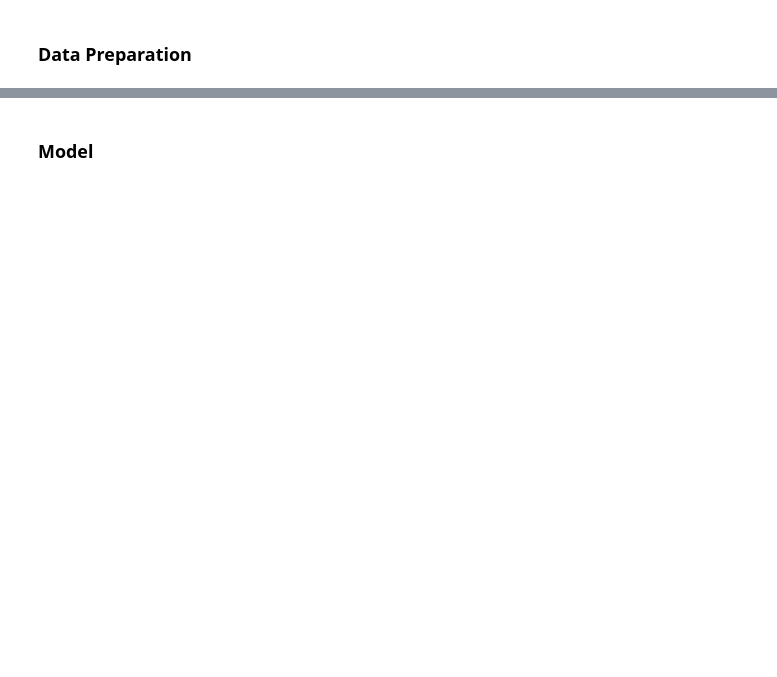
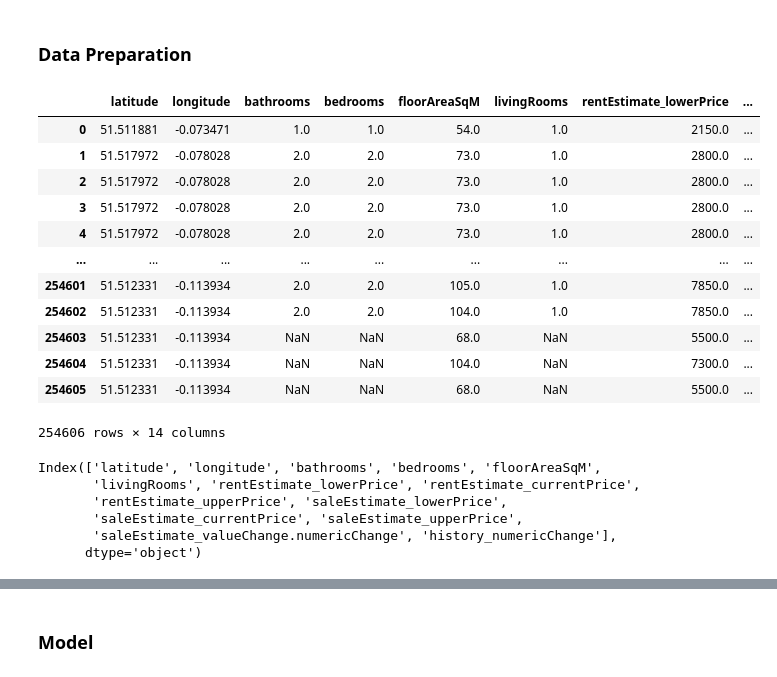
Before and after one commit to ju4nv1e1r4/real-estate-dl, a Jupyter notebook: src/pynb/main.ipynb, the cells around one changed output, grey strips where cells are left out. Drawn from its saved outputs; the diff is of its cells as text; code cells hidden in the pictures; blank space fills up the shorter version.

```diff
--- a/src/pynb/main.ipynb
+++ b/src/pynb/main.ipynb
@@ -23,3 +23,28 @@ train = '../../data/processed/train.csv'
 test = '../../data/processed/test.csv'
 
 X, y = pd.read_csv(train), pd.read_csv(test)
+# %%
+X
+# %% [output]
+|  | latitude | longitude | bathrooms | bedrooms | floorAreaSqM | livingRooms | rentEstimate_lowerPrice | ... |
+| 0 | 51.511881 | -0.073471 | 1.0 | 1.0 | 54.0 | 1.0 | 2150.0 | ... |
+| 1 | 51.517972 | -0.078028 | 2.0 | 2.0 | 73.0 | 1.0 | 2800.0 | ... |
+| 2 | 51.517972 | -0.078028 | 2.0 | 2.0 | 73.0 | 1.0 | 2800.0 | ... |
+| 3 | 51.517972 | -0.078028 | 2.0 | 2.0 | 73.0 | 1.0 | 2800.0 | ... |
+| 4 | 51.517972 | -0.078028 | 2.0 | 2.0 | 73.0 | 1.0 | 2800.0 | ... |
+| ... | ... | ... | ... | ... | ... | ... | ... | ... |
+| 254601 | 51.512331 | -0.113934 | 2.0 | 2.0 | 105.0 | 1.0 | 7850.0 | ... |
+| 254602 | 51.512331 | -0.113934 | 2.0 | 2.0 | 104.0 | 1.0 | 7850.0 | ... |
+| 254603 | 51.512331 | -0.113934 | NaN | NaN | 68.0 | NaN | 5500.0 | ... |
+| 254604 | 51.512331 | -0.113934 | NaN | NaN | 104.0 | NaN | 7300.0 | ... |
+| 254605 | 51.512331 | -0.113934 | NaN | NaN | 68.0 | NaN | 5500.0 | ... |
+254606 rows × 14 columns
+# %%
+X.columns
+# %% [output]
+Index(['latitude', 'longitude', 'bathrooms', 'bedrooms', 'floorAreaSqM',
+       'livingRooms', 'rentEstimate_lowerPrice', 'rentEstimate_currentPrice',
+       'rentEstimate_upperPrice', 'saleEstimate_lowerPrice',
+       'saleEstimate_currentPrice', 'saleEstimate_upperPrice',
+       'saleEstimate_valueChange.numericChange', 'history_numericChange'],
+      dtype='object')
```
Also changed, not shown: parts of 32 cells of this notebook, 3 other files.
